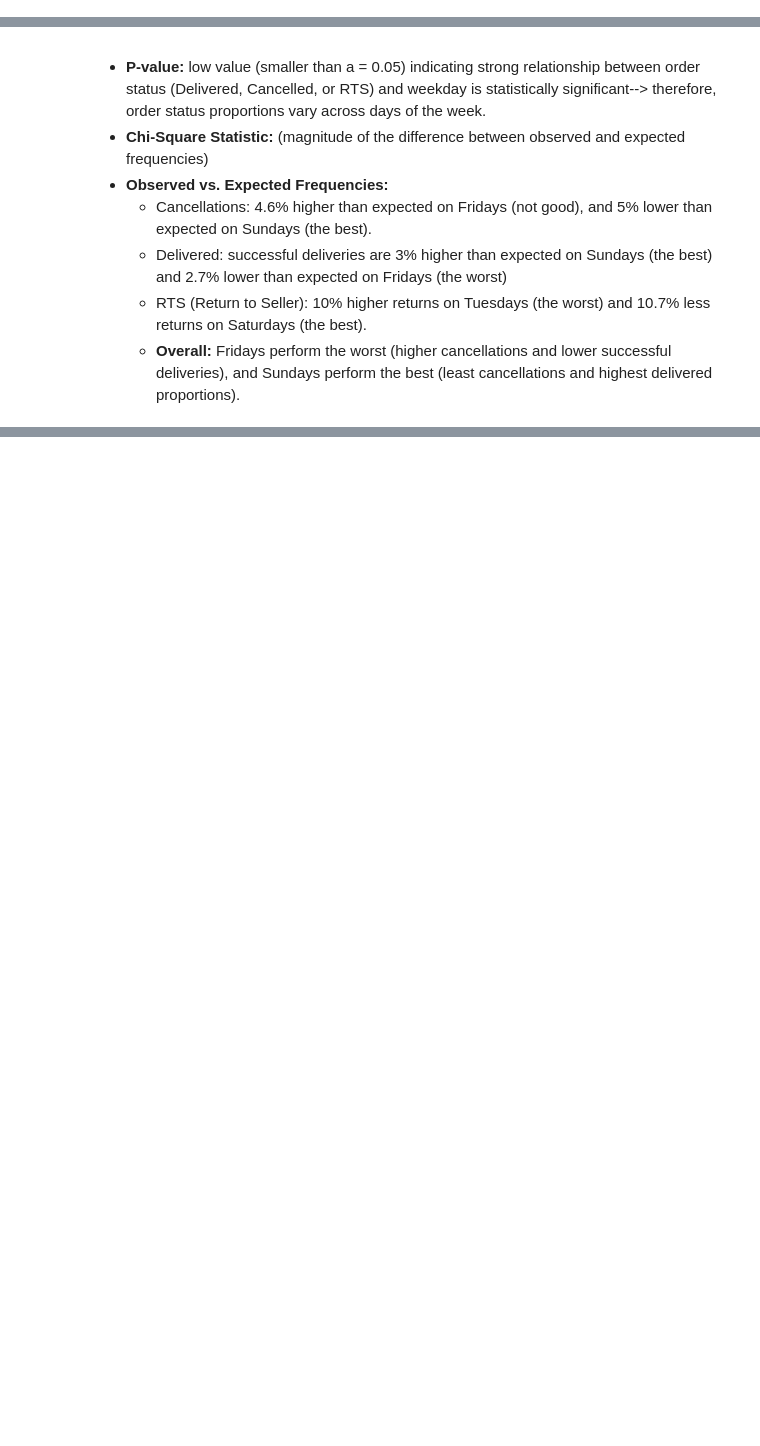
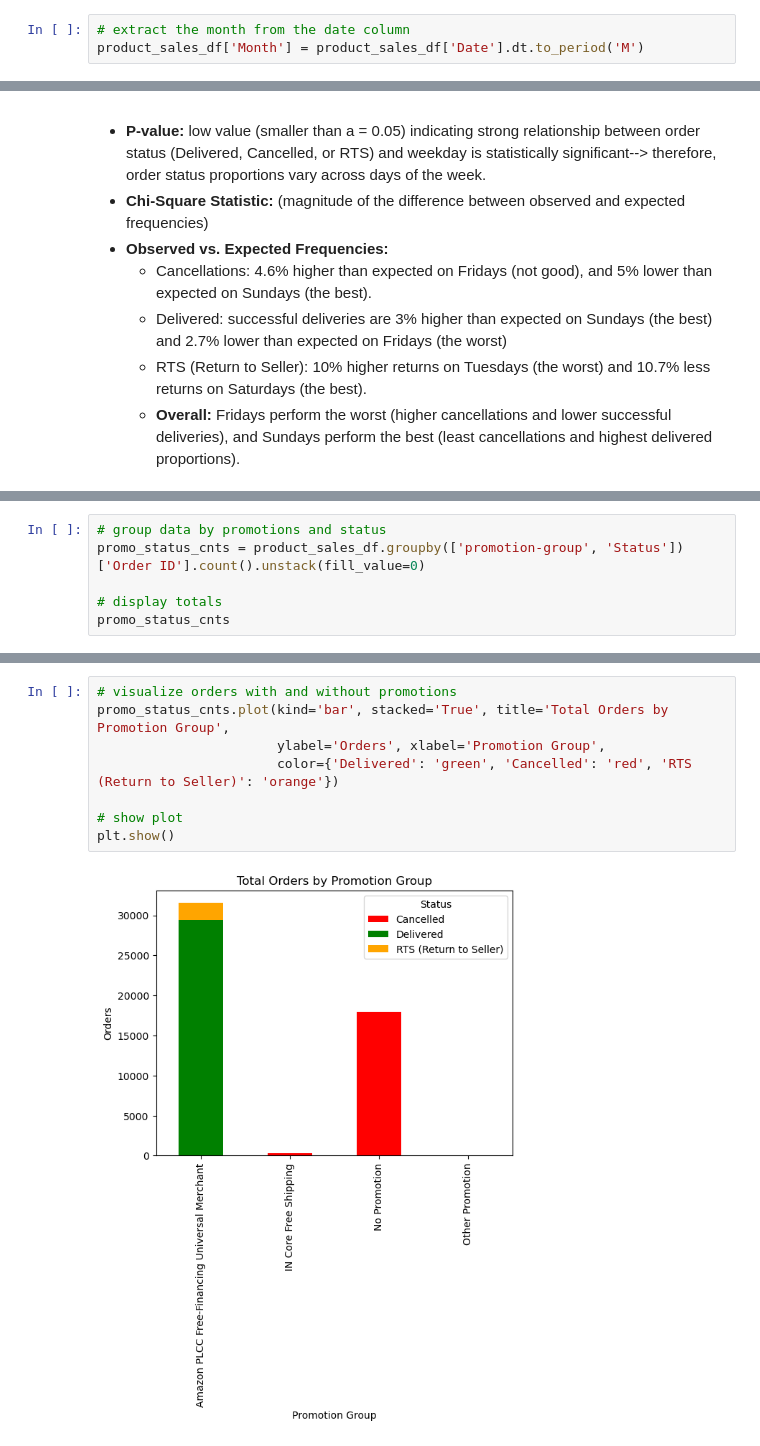
Before and after one commit to brianna-mitri/project-1, a Jupyter notebook: BM_Work/time_analysis.ipynb, the cells around one changed output, grey strips where cells are left out. Saved outputs shown, nothing was run; the diff lists cells and outputs as text; blank space fills up the shorter version.

Commit message:
Added promotion analysis over time with order status

```diff
--- a/BM_Work/time_analysis.ipynb
+++ b/BM_Work/time_analysis.ipynb
@@ -104,3 +106,6 @@ day_revenue = product_sales_df.groupby('Day')['Amount'].sum()
+# %%
+# extract the month from the date column
+product_sales_df['Month'] = product_sales_df['Date'].dt.to_period('M')
 # %% [markdown]
 ## Trend Analysis Over Time
 ---
@@ -607,0 +684,6 @@ Sunday     -4.958088   3.045524                0.322941
+# %%
+# group data by promotions and status
+promo_status_cnts = product_sales_df.groupby(['promotion-group', 'Status'])['Order ID'].count().unstack(fill_value=0)
+
+# display totals
+promo_status_cnts
@@ -607,0 +697,10 @@ Sunday     -4.958088   3.045524                0.322941
+# %%
+# visualize orders with and without promotions
+promo_status_cnts.plot(kind='bar', stacked='True', title='Total Orders by Promotion Group',
+                       ylabel='Orders', xlabel='Promotion Group',
+                       color={'Delivered': 'green', 'Cancelled': 'red', 'RTS (Return to Seller)': 'orange'})
+
+# show plot
+plt.show()
+# %% [output]
+[figure, added]
```
Also changed, not shown: parts of 26 cells of this notebook.
